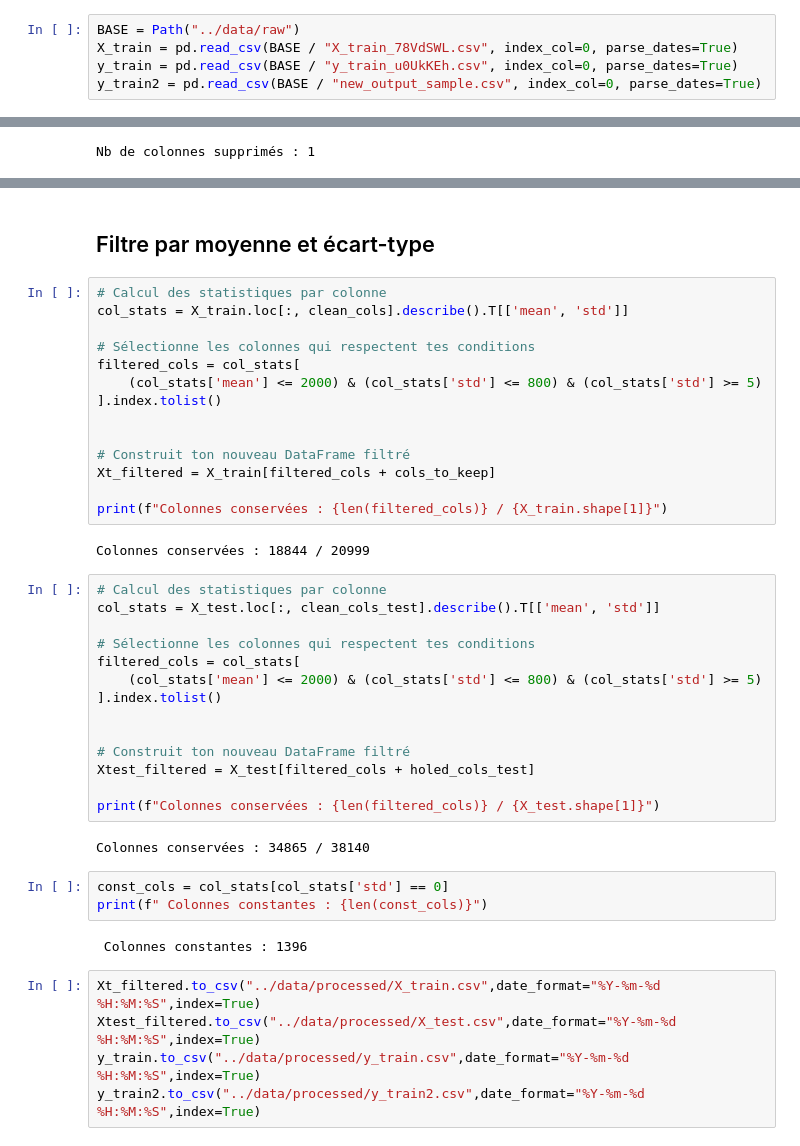
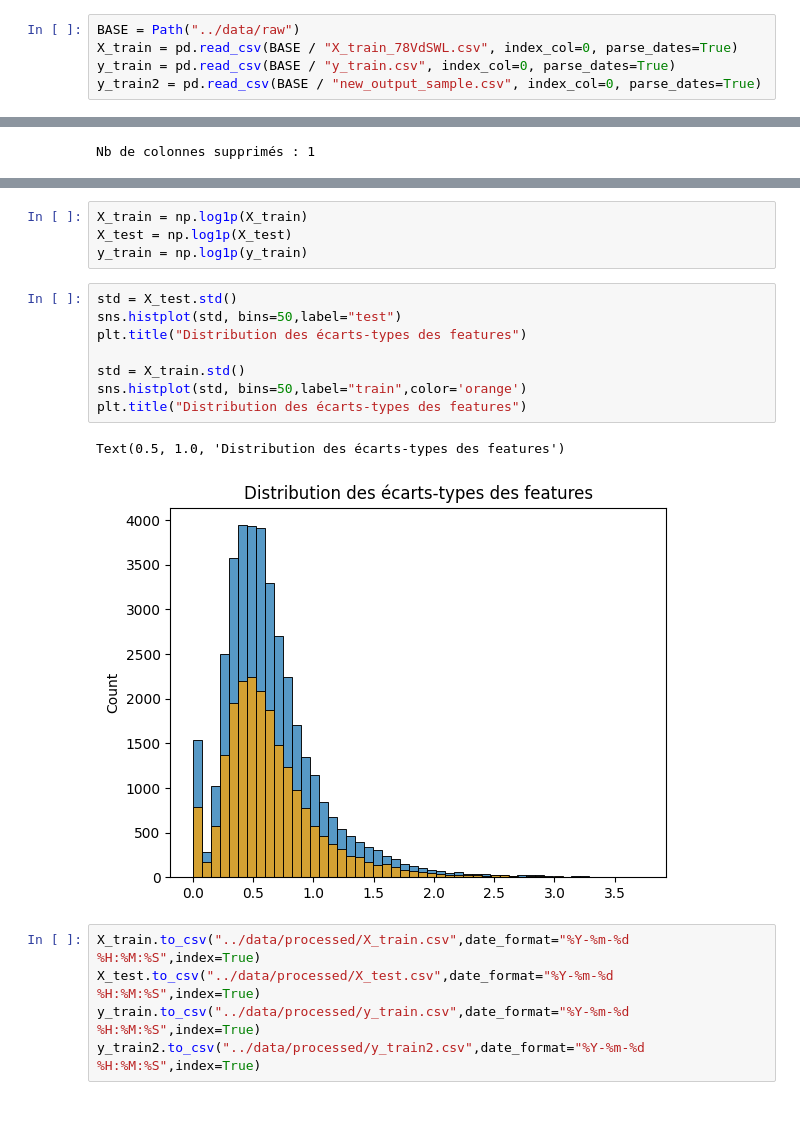
Before and after one commit to MarquesAnt/Data-Challenge-Enedis, a Jupyter notebook: notebooks/preprocessing.ipynb, the cells around one changed output, grey strips where cells are left out. Drawn from its saved outputs; the diff is of its cells as text; blank space fills up the shorter version.

```diff
--- a/notebooks/preprocessing.ipynb
+++ b/notebooks/preprocessing.ipynb
@@ -8,7 +8,7 @@ import seaborn as sns
 # %%
 BASE = Path("../data/raw")
 X_train = pd.read_csv(BASE / "X_train_78VdSWL.csv", index_col=0, parse_dates=True)
-y_train = pd.read_csv(BASE / "y_train_u0UkKEh.csv", index_col=0, parse_dates=True)
+y_train = pd.read_csv(BASE / "y_train.csv", index_col=0, parse_dates=True)
 y_train2 = pd.read_csv(BASE / "new_output_sample.csv", index_col=0, parse_dates=True)
 # %%
 X_test = pd.read_csv(BASE / "X_test_XKVc4no.csv", index_col=0, parse_dates=True)
@@ -35,44 +37,20 @@ y_train2.drop(columns=cols_to_drop, inplace=True)
-# %% [markdown]
-## Filtre par moyenne et écart-type
-# %%
-# Calcul des statistiques par colonne
-col_stats = X_train.loc[:, clean_cols].describe().T[['mean', 'std']]
-
-# Sélectionne les colonnes qui respectent tes conditions
-filtered_cols = col_stats[
-    (col_stats['mean'] <= 2000) & (col_stats['std'] <= 800) & (col_stats['std'] >= 5)
-].index.tolist()
-
-
-# Construit ton nouveau DataFrame filtré
-Xt_filtered = X_train[filtered_cols + cols_to_keep]
-
-print(f"Colonnes conservées : {len(filtered_cols)} / {X_train.shape[1]}")
-# %% [output]
-Colonnes conservées : 18844 / 20999
-# %%
-# Calcul des statistiques par colonne
-col_stats = X_test.loc[:, clean_cols_test].describe().T[['mean', 'std']]
-
-# Sélectionne les colonnes qui respectent tes conditions
-filtered_cols = col_stats[
-    (col_stats['mean'] <= 2000) & (col_stats['std'] <= 800) & (col_stats['std'] >= 5)
-].index.tolist()
-
-
-# Construit ton nouveau DataFrame filtré
-Xtest_filtered = X_test[filtered_cols + holed_cols_test]
-
-print(f"Colonnes conservées : {len(filtered_cols)} / {X_test.shape[1]}")
-# %% [output]
-Colonnes conservées : 34865 / 38140
-# %%
-const_cols = col_stats[col_stats['std'] == 0]
-print(f" Colonnes constantes : {len(const_cols)}")
-# %% [output]
- Colonnes constantes : 1396
+# %%
+X_train = np.log1p(X_train)
+X_test = np.log1p(X_test)
+y_train = np.log1p(y_train)
+# %%
+std = X_test.std()
+sns.histplot(std, bins=50,label="test")
+plt.title("Distribution des écarts-types des features")
+
+std = X_train.std()
+sns.histplot(std, bins=50,label="train",color='orange')
+plt.title("Distribution des écarts-types des features")
+# %% [output]
+Text(0.5, 1.0, 'Distribution des écarts-types des features')
+[figure, added]
 # %%
-Xt_filtered.to_csv("../data/processed/X_train.csv",date_format="%Y-%m-%d %H:%M:%S",index=True)
-Xtest_filtered.to_csv("../data/processed/X_test.csv",date_format="%Y-%m-%d %H:%M:%S",index=True)
+X_train.to_csv("../data/processed/X_train.csv",date_format="%Y-%m-%d %H:%M:%S",index=True)
+X_test.to_csv("../data/processed/X_test.csv",date_format="%Y-%m-%d %H:%M:%S",index=True)
 y_train.to_csv("../data/processed/y_train.csv",date_format="%Y-%m-%d %H:%M:%S",index=True)
 y_train2.to_csv("../data/processed/y_train2.csv",date_format="%Y-%m-%d %H:%M:%S",index=True)
```
Also changed, not shown: parts of 2 cells of this notebook, 5 other files.
